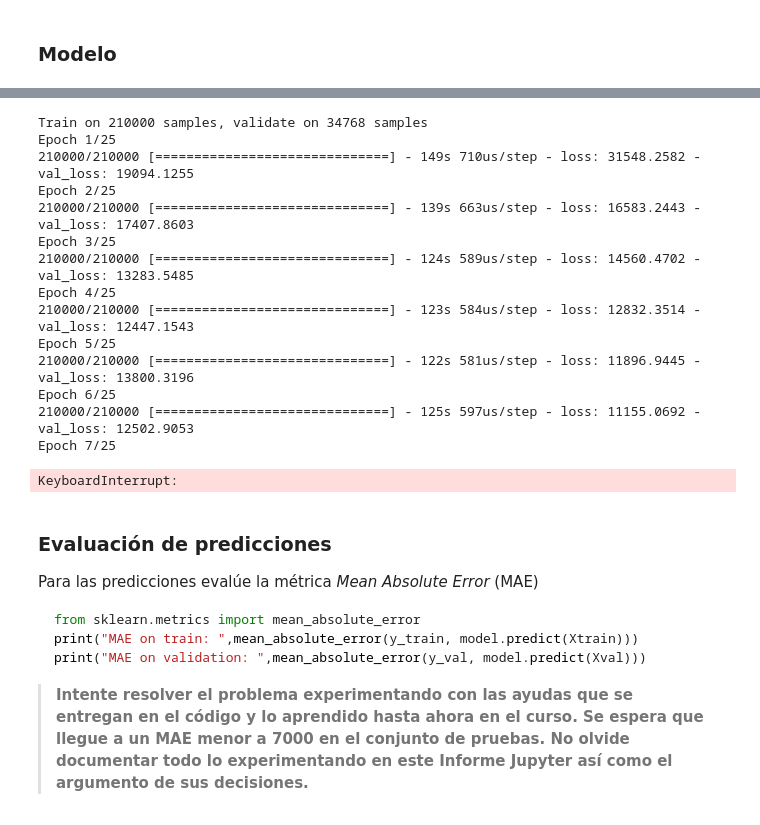
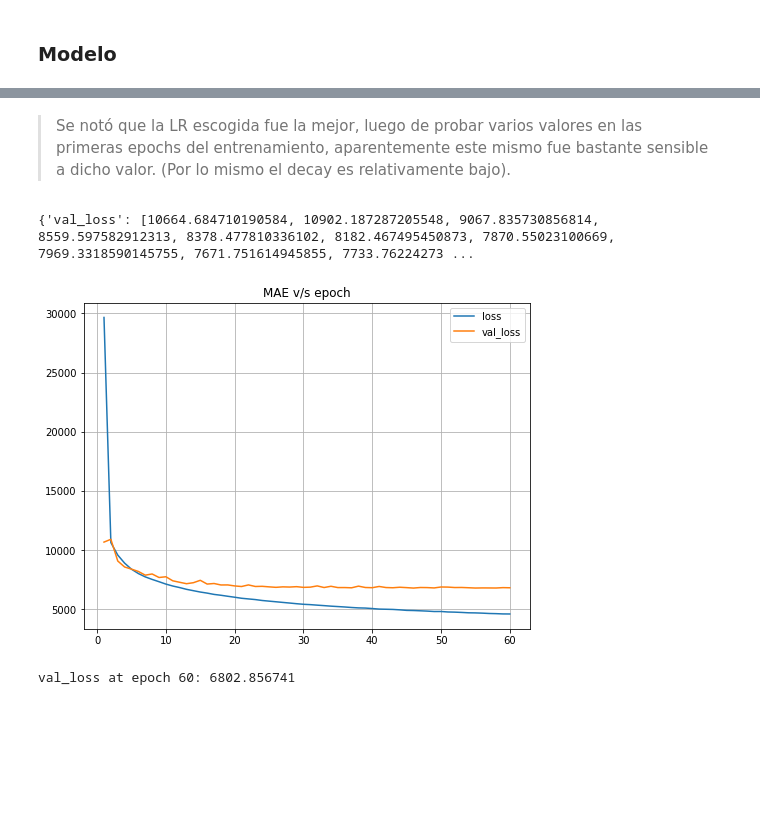
Before and after one commit to Autopawn/ann-tarea2, a Jupyter notebook: tarea2_parte3.ipynb, the cells around one changed output, grey strips where cells are left out. Saved outputs shown, nothing was run; the diff lists cells and outputs as text; code cells hidden in the pictures; blank space fills up the shorter version.

````diff
--- a/tarea2_parte3.ipynb
+++ b/tarea2_parte3.ipynb
@@ -165,9 +175,16 @@ np.save("all/x.npy",x)
 np.save("all/e.npy",embedd_matrix)
 np.save("all/y.npy",y)
 # %%
+# load from saved
 x = np.load("all/x.npy")
 embedd_matrix = np.load("all/e.npy")
 y = np.load("all/y.npy")
+
+# SHUFFLE THE DATA:
+indexes = np.arange(x.shape[0])
+np.random.shuffle(indexes)
+x = x[indexes]
+y = y[indexes]
 # %%
 print("x")
 print(x)
@@ -205,12 +232,12 @@ def model_salary():
         weights=[embedd_matrix],
         input_length=max_input_length,trainable=False)(front)
     #
-    n_filters = [100,160,240,300]
-    # pool_sizes = [3,2,2,2]
-    pool_sizes = [3,2,2,2]
+    n_filters = [130,200,280]
+    pool_sizes = [2,2,2]
+    ksizes = [5,4,3]
     for i in range(len(n_filters)):
         for _ in range(2):
-            front = keras.layers.Conv1D(n_filters[i],5,padding='same',
+            front = keras.layers.Conv1D(n_filters[i],ksizes[i],padding='same',
                 activation='relu',kernel_initializer='he_uniform')(front)
         front = keras.layers.MaxPooling1D(pool_size=pool_sizes[i])(front)
         front = keras.layers.BatchNormalization()(front)
@@ -218,7 +245,7 @@ def model_salary():
     front = keras.layers.Flatten()(front)
     front = keras.layers.BatchNormalization()(front)
     for k in range(3):
-        front = keras.layers.Dense(800,activation='relu',
+        front = keras.layers.Dense(1000-k*100,activation='relu',
                                   kernel_initializer='he_uniform')(front)
         front = keras.layers.BatchNormalization()(front)
     front = keras.layers.Dense(1,activation='tanh',
@@ -253,31 +280,17 @@ Non-trainable params: 3,167,100
 _________________________________________________________________
 # %%
-EPOCHS = 25
+EPOCHS = 60
 
 model = model_salary()
 
-optimizer = keras.optimizers.Adam(lr=1e-2,decay=1.0/EPOCHS)
+optimizer = keras.optimizers.Adam(lr=0.01,decay=1.0/EPOCHS)
 
 model.compile(loss='mean_absolute_error',optimizer=optimizer)
 
 history = model.fit(x_tr,y_tr,validation_data=(x_te,y_te),
           epochs=EPOCHS,batch_size=350)
 
-model.save("model.h5")
+model.save("part2code/model.h5")
-# %% [output]
-Train on 210000 samples, validate on 34768 samples
-Epoch 1/25
-210000/210000 [==============================] - 149s 710us/step - loss: 31548.2582 - val_loss: 19094.1255
-Epoch 2/25
-210000/210000 [==============================] - 139s 663us/step - loss: 16583.2443 - val_loss: 17407.8603
-Epoch 3/25
-210000/210000 [==============================] - 124s 589us/step - loss: 14560.4702 - val_loss: 13283.5485
-Epoch 4/25
-210000/210000 [==============================] - 123s 584us/step - loss: 12832.3514 - val_loss: 12447.1543
-Epoch 5/25
-210000/210000 [==============================] - 122s 581us/step - loss: 11896.9445 - val_loss: 13800.3196
-Epoch 6/25
-210000/210000 [==============================] - 125s 597us/step - loss: 11155.0692 - val_loss: 12502.9053
-Epoch 7/25
-KeyboardInterrupt:
+# %% [markdown]
+> Se notó que la LR escogida fue la mejor, luego de probar varios valores en las primeras epochs del entrenamiento, aparentemente este mismo fue bastante sensible a dicho valor. (Por lo mismo el decay es relativamente bajo).
 # %%
@@ -287,12 +299 @@ with open('history.json', 'w') as f:
     json.dump(history.history,f)
-# %% [markdown]
-### Evaluación de predicciones
-Para las predicciones evalúe la métrica *Mean Absolute Error* (MAE)
-
-```python
-from sklearn.metrics import mean_absolute_error
-print("MAE on train: ",mean_absolute_error(y_train, model.predict(Xtrain)))
-print("MAE on validation: ",mean_absolute_error(y_val, model.predict(Xval)))
-```
-
-> **Intente resolver el problema experimentando con las ayudas que se entregan en el código y lo aprendido hasta ahora en el curso. Se espera que llegue a un MAE menor a 7000 en el conjunto de pruebas. No olvide documentar todo lo experimentando en este Informe Jupyter así como el argumento de sus decisiones.**
@@ -298,0 +303,20 @@ print("MAE on validation: ",mean_absolute_error(y_val, model.predict(Xval)))
+# %%
+# load history
+with open('part2code/history.json') as json_data:
+    history = json.load(json_data)
+print(history)
+# %% [output]
+{'val_loss': [10664.684710190584, 10902.187287205548, 9067.835730856814, 8559.597582912313, 8378.477810336102, 8182.467495450873, 7870.55023100669, 7969.3318590145755, 7671.751614945855, 7733.76224273 ...
+# %%
+fig = plt.figure(figsize=(8,6))
+plt.title("MAE v/s epoch")
+plt.grid(True)
+plt.plot(1+np.arange(len(history['loss'])),history['loss'],label='loss')
+plt.plot(1+np.arange(len(history['val_loss'])),history['val_loss'],label='val_loss')
+plt.legend(loc="upper right")
+plt.show()
+
+print("val_loss at epoch %d: %f"%(len(history['val_loss']),history['val_loss'][-1]))
+# %% [output]
+[figure, added]
+val_loss at epoch 60: 6802.856741
````
Also changed, not shown: parts of 12 cells of this notebook, 7 other files.
